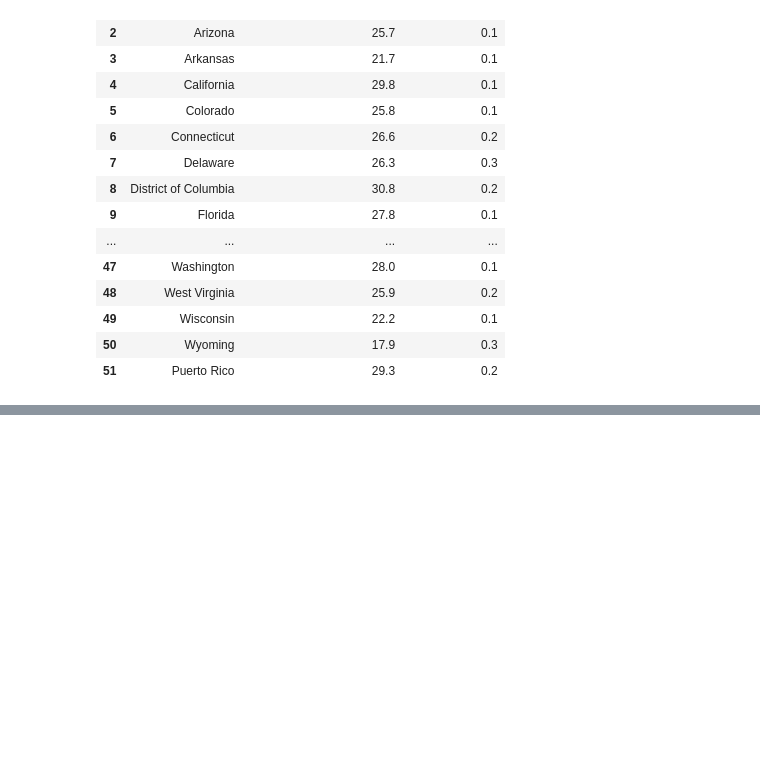
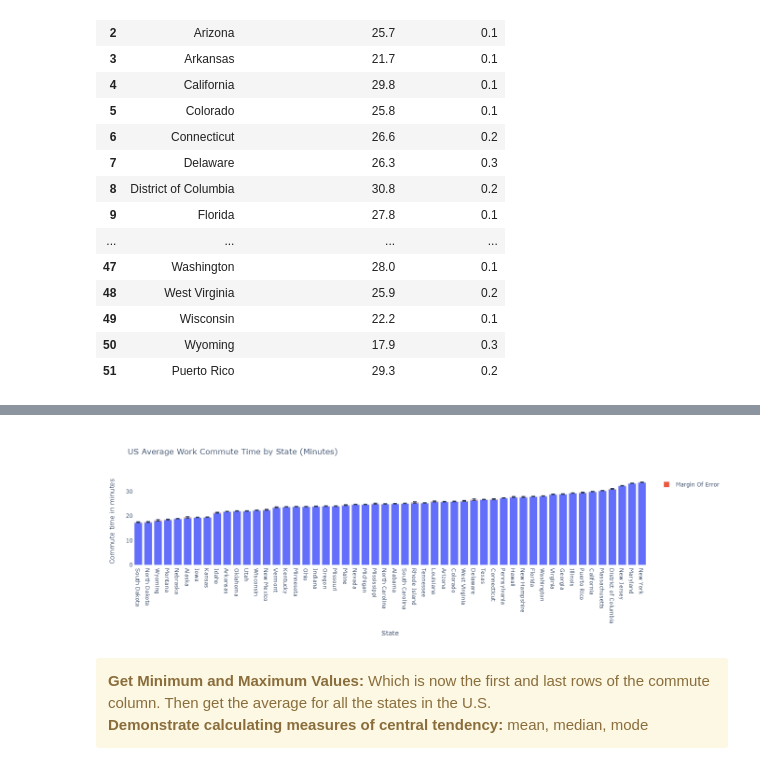
Before and after one commit to dgustave/Statistics, a Jupyter notebook: notebooks/Distribution.ipynb, the cells around one changed output, grey strips where cells are left out. Cells and saved outputs as stored; diff of their text form; code cells hidden in the pictures; blank space fills up the shorter version.

```diff
--- a/notebooks/Distribution.ipynb
+++ b/notebooks/Distribution.ipynb
@@ -122,0 +136,3 @@ commute['Commute time in minutes'].dtype, commute['Margin Of Error'].dtype
+# %%
+commute.sort_values(by = ['Commute time in minutes'], inplace=True)
+commute
@@ -122,0 +161,15 @@ commute['Commute time in minutes'].dtype, commute['Margin Of Error'].dtype
+# %%
+# Here we use a column with categorical data
+fig = px.bar(commute,x="State", y="Commute time in minutes", title='US Average Work Commute Time by State (Minutes)')
+fig.add_trace(go.Bar(
+    name='Margin Of Error',
+    x=commute['State'], y=commute['Margin Of Error'],
+    error_y=dict(type='data', array=commute['Margin Of Error'])
+))
+fig.update_layout(
+    paper_bgcolor='rgba(0,0,0,0)',
+    plot_bgcolor='rgba(0,0,0,0)',
+)
+fig.show()
+fig.write_image("../reports/figures/us_average_commute.png")
+# %% [output]
@@ -122,0 +177,6 @@ commute['Commute time in minutes'].dtype, commute['Margin Of Error'].dtype
+[figure, added]
+# %% [markdown]
+<div class="alert alert-block alert-warning">
+    <b>Get Minimum and Maximum Values:</b> Which is now the first and last rows of the commute column. Then get the average for all the states in the U.S.<br>
+    <b>Demonstrate calculating measures of central tendency:</b> mean, median, mode<br>
+</div>
```
Also changed, not shown: parts of 16 cells of this notebook, 8 other files.
